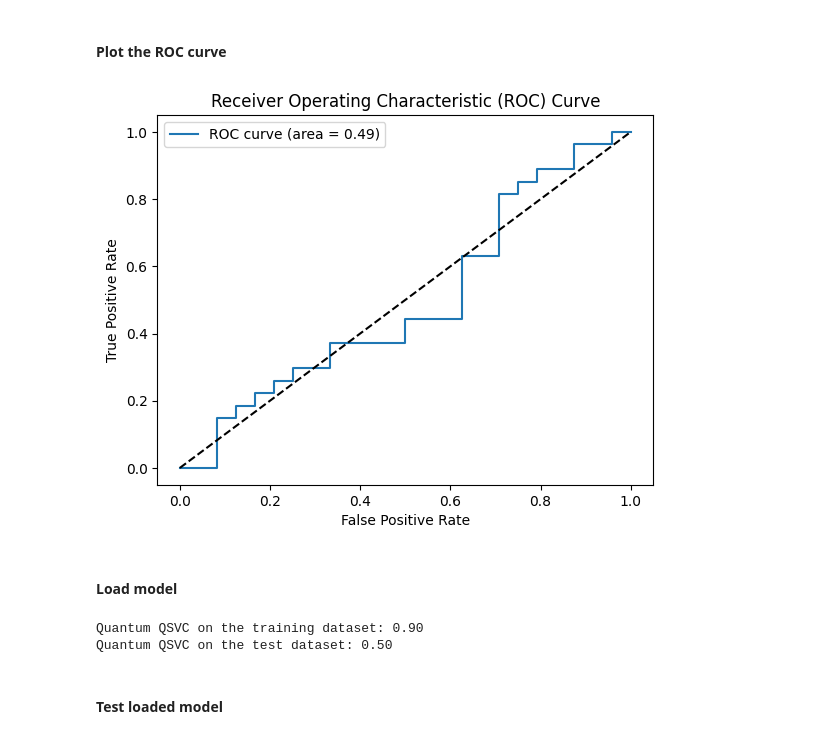
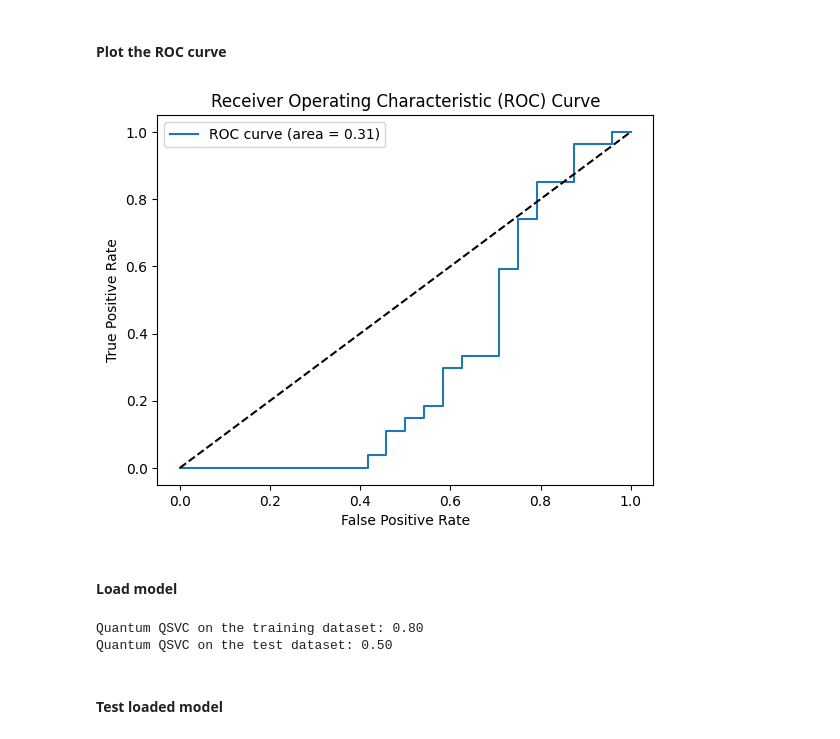
Before and after one commit to ketayon/BRAIN_TUMOR_DETECTION, a Jupyter notebook: Pegasos_upgrated_qsvc_qiskit_brain_tumor_detection.ipynb, the cells around one changed output. Drawn from its saved outputs; the diff is of its cells as text; code cells hidden in the pictures.

```diff
--- a/Pegasos_upgrated_qsvc_qiskit_brain_tumor_detection.ipynb
+++ b/Pegasos_upgrated_qsvc_qiskit_brain_tumor_detection.ipynb
@@ -228,12 +258,16 @@ def conv_layer(num_qubits, label, params):
     return qc
 # %% [markdown]
 #### Pooling Layer
-# %%
-def pool_layer(source_qubits, target_qubits, label):
-    qc = QuantumCircuit(len(source_qubits) + len(target_qubits), name=label)
-    for src, tgt in zip(source_qubits, target_qubits):
-        qc.cx(src, tgt)
-    return qc
+# %%
+def pool_layer(qubits, label):
+    """
+    Create a pooling layer.
+    Applies CX gates between adjacent qubits.
+    """
+    qc = QuantumCircuit(len(qubits), name=label)
+    for i in range(0, len(qubits) - 1, 2):
+        qc.cx(qubits[i], qubits[i + 1])
+    return qc
 # %% [markdown]
 #### Display the categorized file paths and labels
 # %%
@@ -345,16 +351,0 @@ def build_ansatz(num_qubits, params):
-# %%
-def calculate_total_params(num_qubits, layers=20):
-    total_params = 0
-    active_qubits = num_qubits
-    for _ in range(layers):
-        total_params += active_qubits  # Parameters for convolutional layer
-        active_qubits = active_qubits // 2 if active_qubits > 1 else active_qubits  # Halve for pooling
-    return total_params
-
-num_qubits = 6
-
-total_params = calculate_total_params(num_qubits)
-
-params = [Parameter(f'θ{i}') for i in range(total_params)]
-
-ansatz = build_ansatz(num_qubits, params)
@@ -383,8 +410,8 @@ kernel = FidelityQuantumKernel(fidelity=fidelity, feature_map=circuit)
 # %%
 pegasos_svc = PegasosQSVC(quantum_kernel=kernel, C=C, num_steps=tau)
 
-pegasos_svc.fit(X_train_padded, y_train)
+pegasos_svc.fit(X_train_reduced, y_train)
 
-pegasos_score = pegasos_svc.score(X_test_padded, y_test)
+pegasos_score = pegasos_svc.score(X_test_reduced, y_test)
 print(f"PegasosQSVC classification test score: {pegasos_score}")
 # %% [output]
@@ -516,35 +543,35 @@ plt.show()
 # %% [markdown]
 #### Plot the ROC curve
 # %%
-decision_function = pegasos_svc.decision_function(X_test_padded)
+decision_function = pegasos_svc.decision_function(X_test_reduced)
 
 fpr, tpr, _ = metrics.roc_curve(y_test, decision_function)
 roc_auc = metrics.auc(fpr, tpr)
 
 plt.figure()
 plt.plot(fpr, tpr, label=f"ROC curve (area = {roc_auc:.2f})")
 plt.plot([0, 1], [0, 1], "k--")
 
 plt.xlabel("False Positive Rate")
 plt.ylabel("True Positive Rate")
 plt.title("Receiver Operating Characteristic (ROC) Curve")
 plt.legend(loc="best")
 
 plt.show()
 # %% [output]
-[figure, old version]
+[figure, new version]
 # %% [markdown]
 #### Load model
 # %%
 loaded_model = PegasosQSVC.load('models/Upgraded_PegasosQSVC_Fidelity_quantm_trainer_brain_tumor.model')
 # %%
-train_score = loaded_model.score(X_train_padded[:10], y_train[:10])
-test_score = loaded_model.score(X_test_padded[:10], y_test[:10])
+train_score = loaded_model.score(X_train_reduced[:10], y_train[:10])
+test_score = loaded_model.score(X_test_reduced[:10], y_test[:10])
 
 print(f"Quantum QSVC on the training dataset: {train_score:.2f}")
 print(f"Quantum QSVC on the test dataset: {test_score:.2f}")
 # %% [output]
-Quantum QSVC on the training dataset: 0.90
+Quantum QSVC on the training dataset: 0.80
 Quantum QSVC on the test dataset: 0.50
 # %% [markdown]
 #### Test loaded model
```
Also changed, not shown: parts of 25 cells of this notebook, 2 other files.
